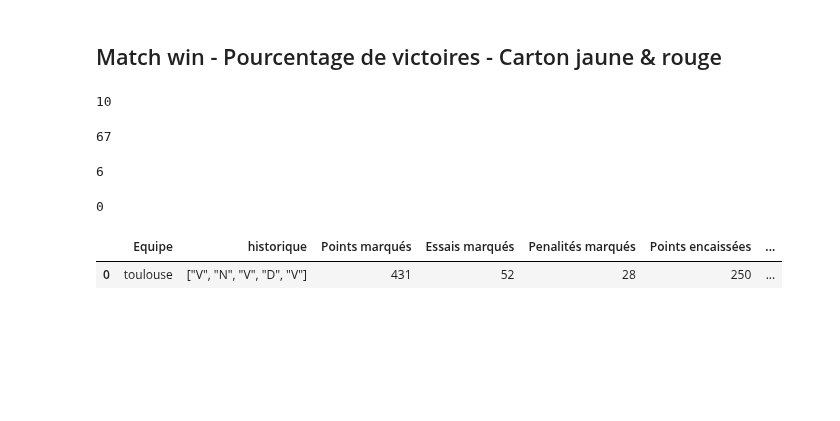
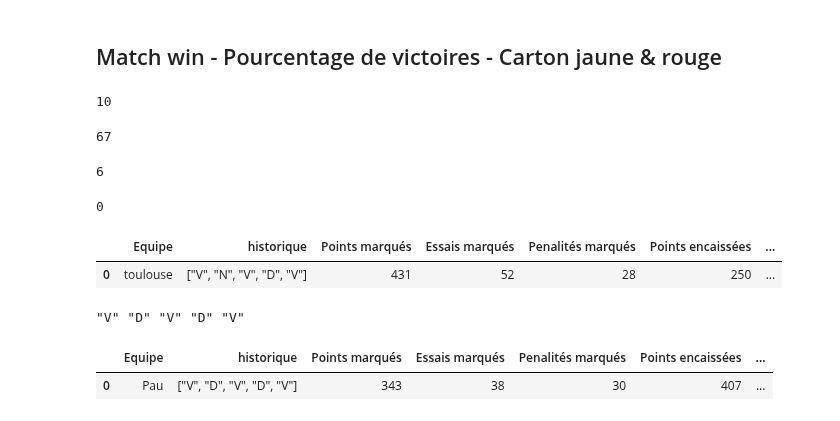
Before and after one commit to gentalex/rugby3, a Jupyter notebook: Stats_equipes_Alex.ipynb, the cells around one changed output. Drawn from its saved outputs; the diff is of its cells as text; code cells hidden in the pictures; blank space fills up the shorter version.

```diff
--- a/Stats_equipes_Alex.ipynb
+++ b/Stats_equipes_Alex.ipynb
@@ -170,0 +215,6 @@ df_stats
+# %%
+scrap_equipes("Pau")
+# %% [output]
+"V" "D" "V" "D" "V"
+|  | Equipe | historique | Points marqués | Essais marqués | Penalités marqués | Points encaissées | ... |
+| 0 | Pau | ["V", "D", "V", "D", "V"] | 343 | 38 | 30 | 407 | ... |
```
Also changed, not shown: parts of 4 cells of this notebook.
